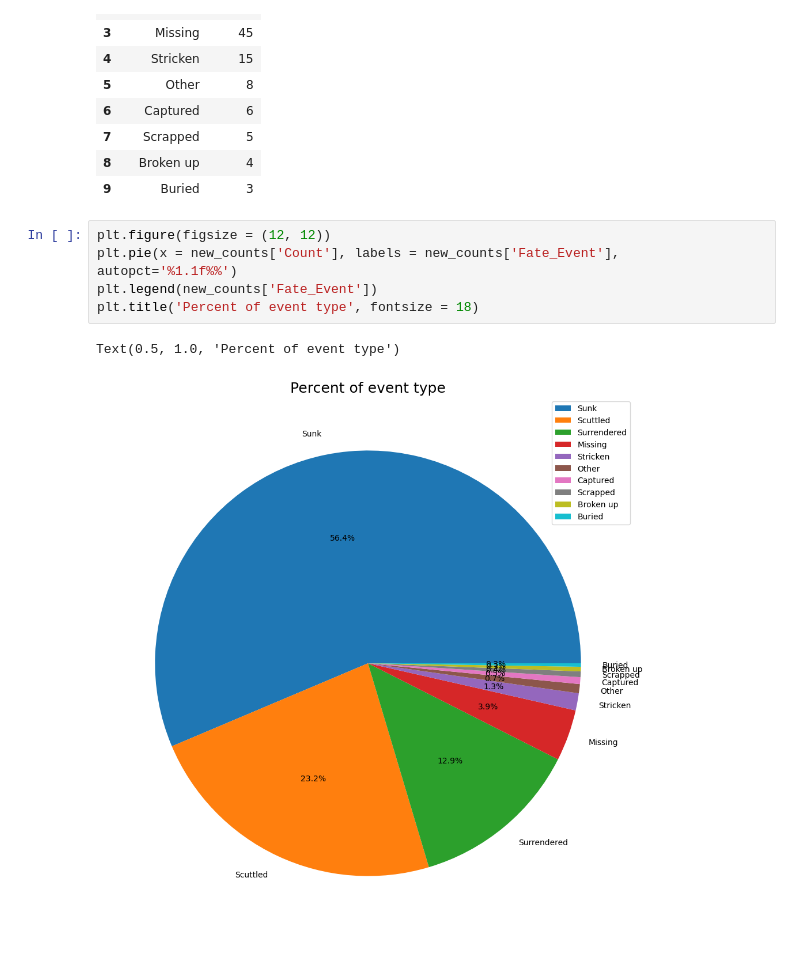
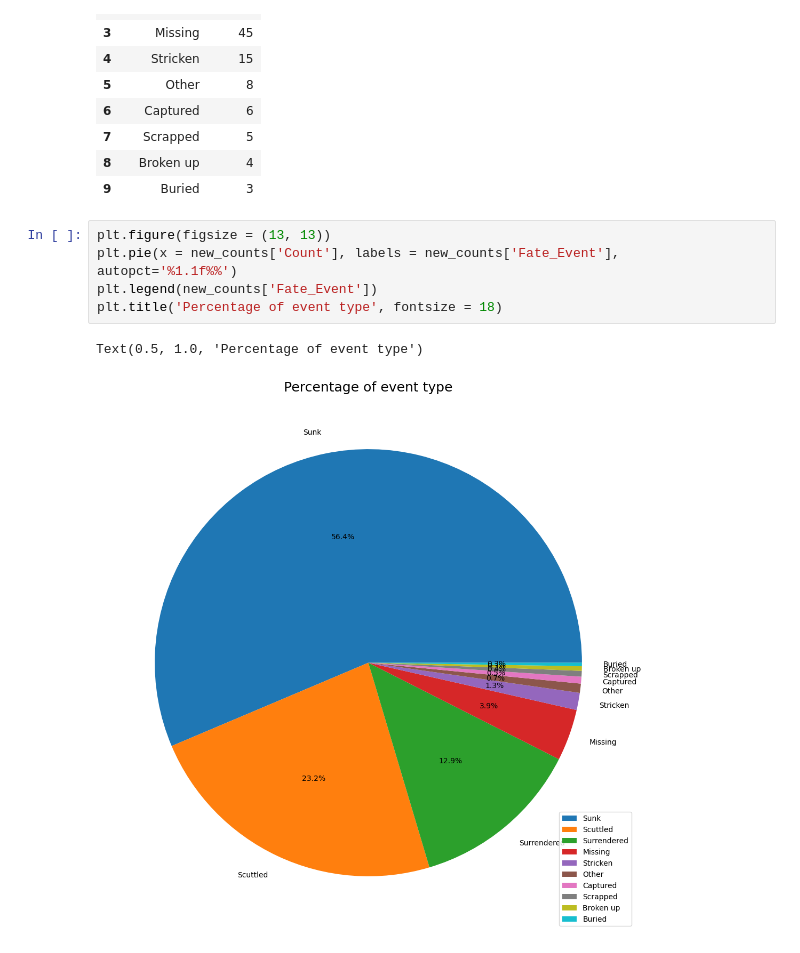
Before and after one commit to amdla/Data-visualisation, a Jupyter notebook: u-boot/d.ipynb, the cells around one changed output. Cells and saved outputs as stored; diff of their text form.

```diff
--- a/u-boot/d.ipynb
+++ b/u-boot/d.ipynb
@@ -146,10 +145,10 @@ new_counts
 | 8 | Broken up | 4 |
 | 9 | Buried | 3 |
 # %%
-plt.figure(figsize = (12, 12))
+plt.figure(figsize = (13, 13))
 plt.pie(x = new_counts['Count'], labels = new_counts['Fate_Event'], autopct='%1.1f%%')
 plt.legend(new_counts['Fate_Event'])
-plt.title('Percent of event type', fontsize = 18)
+plt.title('Percentage of event type', fontsize = 18)
 # %% [output]
-Text(0.5, 1.0, 'Percent of event type')
+Text(0.5, 1.0, 'Percentage of event type')
-[figure, old version]
+[figure, new version]
```
Also changed, not shown: parts of 3 cells of this notebook.
